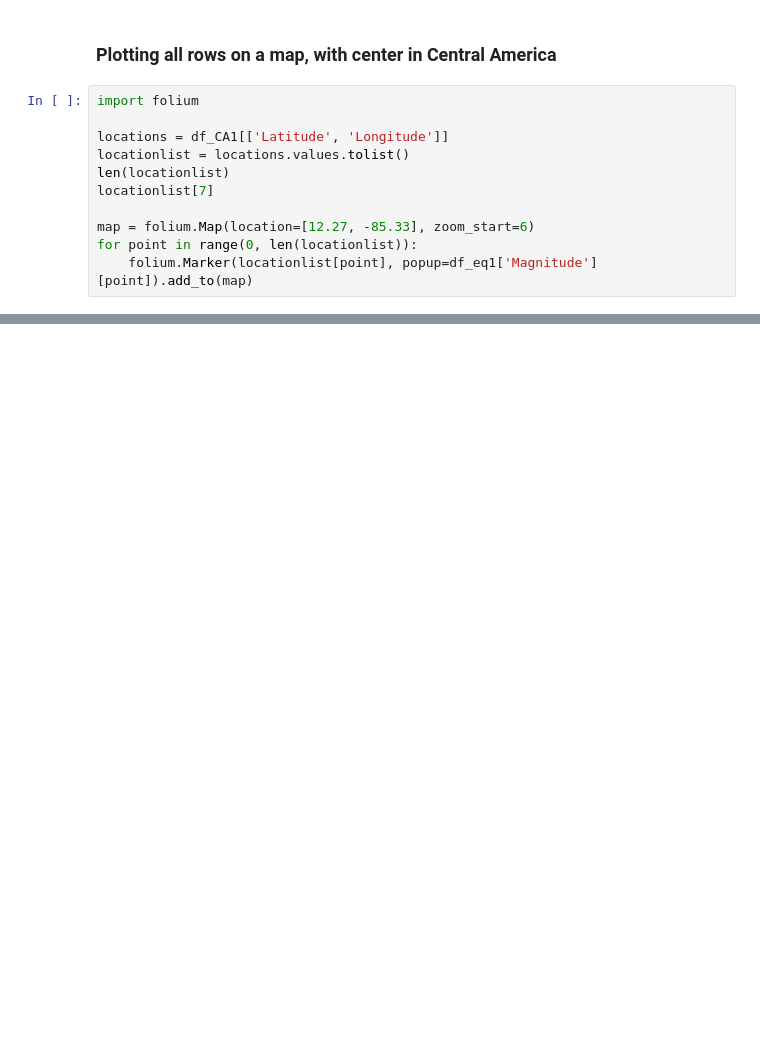
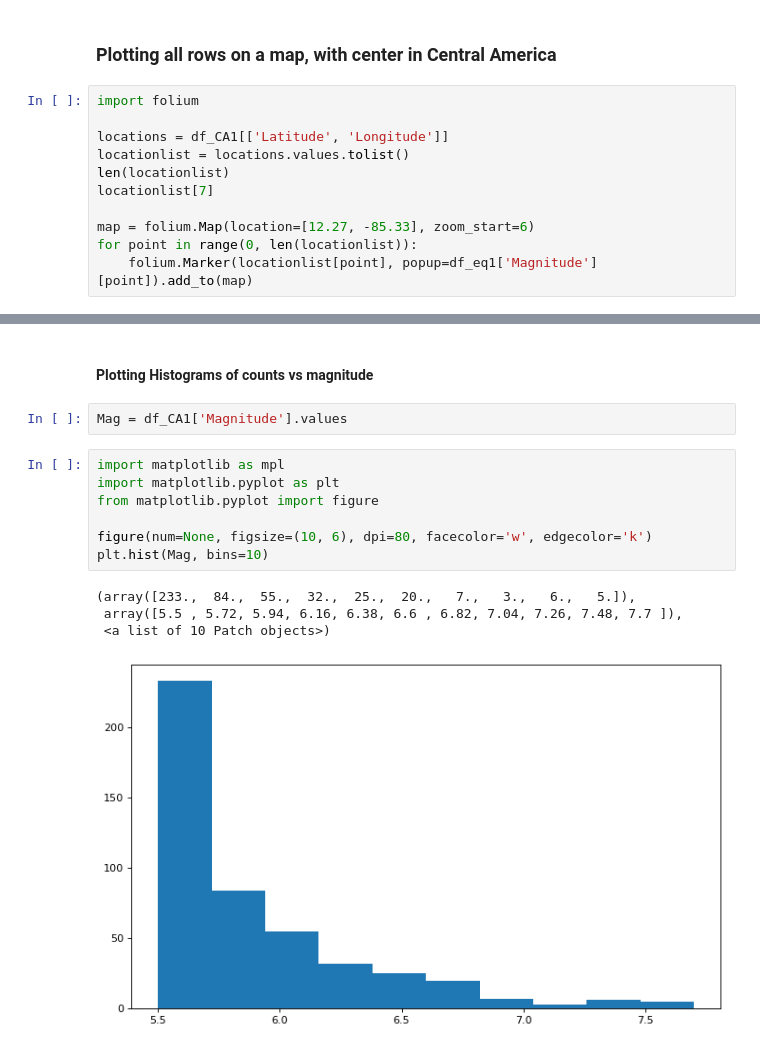
Before and after one commit to sotus30/Earthquakes_Central_America, a Jupyter notebook: Data Exploration 2.ipynb, the cells around one changed output, grey strips where cells are left out. Saved outputs shown, nothing was run; the diff lists cells and outputs as text; blank space fills up the shorter version.

```diff
--- a/Data Exploration 2.ipynb
+++ b/Data Exploration 2.ipynb
@@ -407,3 +407,19 @@ for point in range(0, len(locationlist)):
 map
 # %% [output]
 [interactive output not drawn]
+# %% [markdown]
+<h4> Plotting Histograms of counts vs magnitude
+# %%
+Mag = df_CA1['Magnitude'].values
+# %%
+import matplotlib as mpl
+import matplotlib.pyplot as plt
+from matplotlib.pyplot import figure
+
+figure(num=None, figsize=(10, 6), dpi=80, facecolor='w', edgecolor='k')
+plt.hist(Mag, bins=10)
+# %% [output]
+(array([233.,  84.,  55.,  32.,  25.,  20.,   7.,   3.,   6.,   5.]),
+ array([5.5 , 5.72, 5.94, 6.16, 6.38, 6.6 , 6.82, 7.04, 7.26, 7.48, 7.7 ]),
+ <a list of 10 Patch objects>)
+[figure, added]
```
Also changed, not shown: parts of 6 cells of this notebook.
